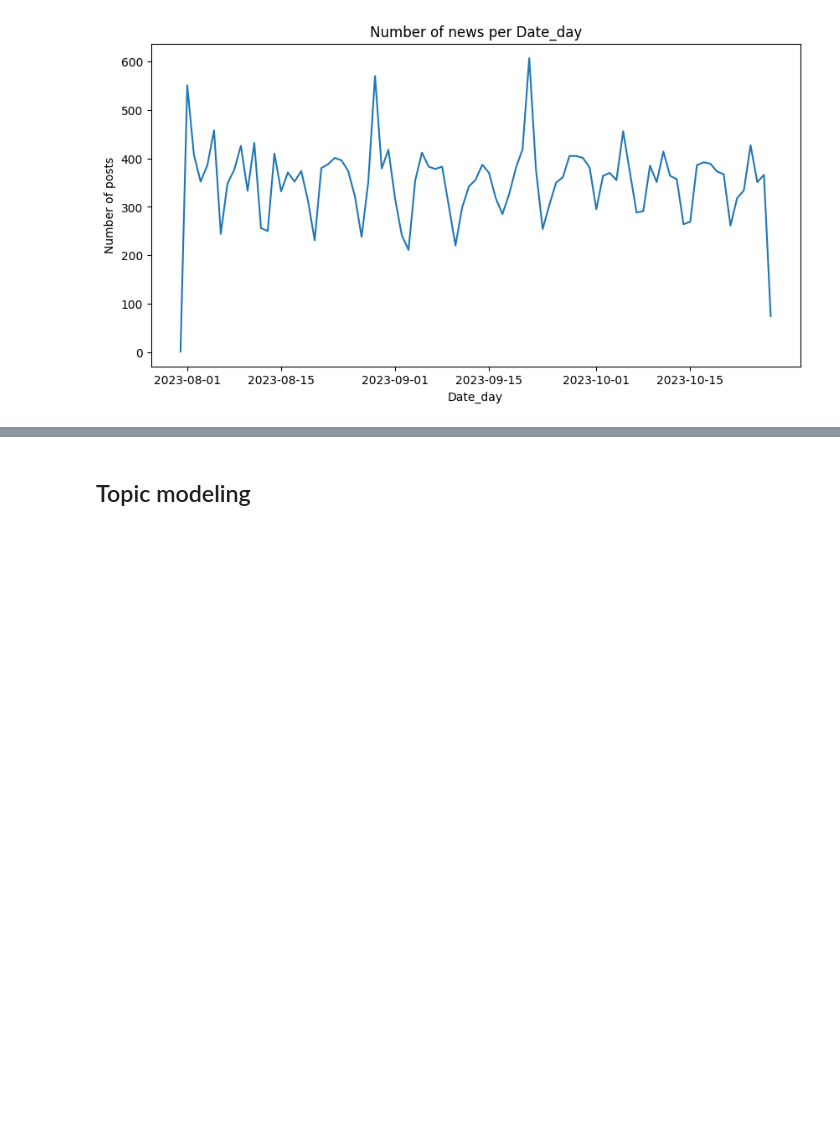
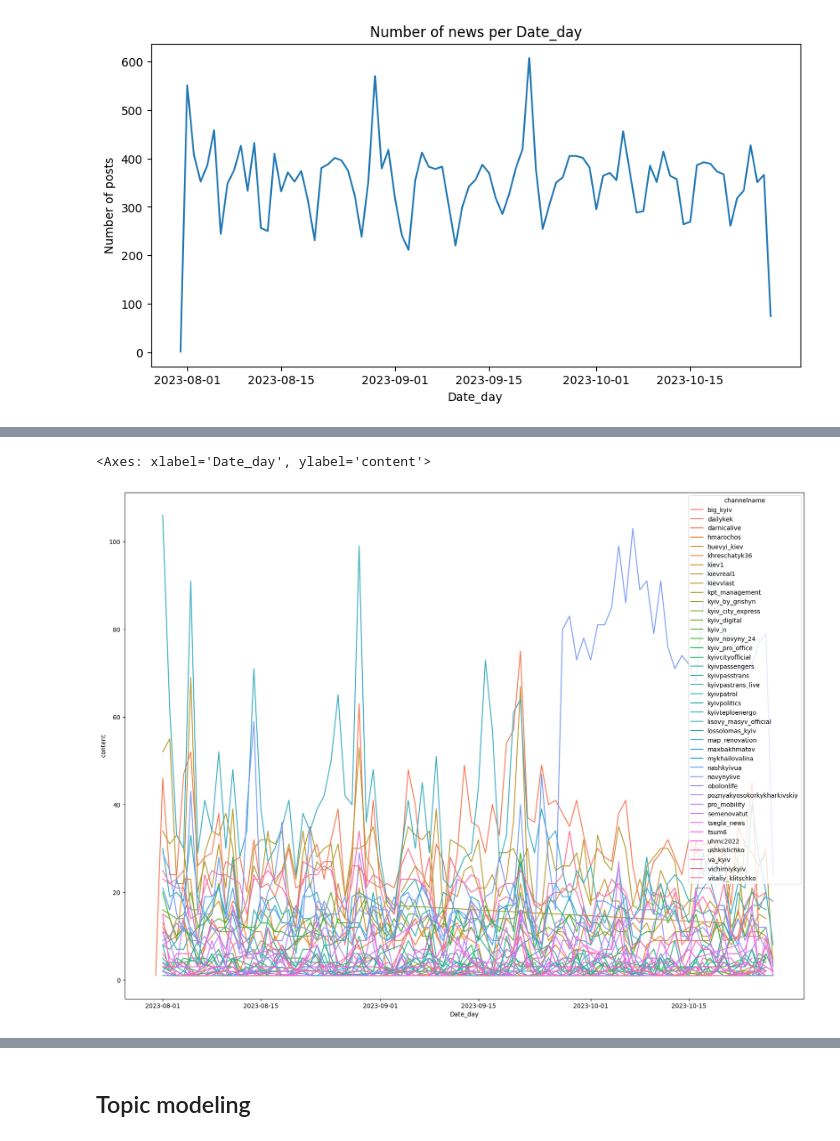
Before and after one commit to EvgeniyAzarov/iasa_nlp_homeworks, a Jupyter notebook: HW7_topics_modeling/hw7.ipynb, the cells around one changed output, grey strips where cells are left out. Saved outputs shown, nothing was run; the diff lists cells and outputs as text; code cells hidden in the pictures; blank space fills up the shorter version.

```diff
--- a/HW7_topics_modeling/hw7.ipynb
+++ b/HW7_topics_modeling/hw7.ipynb
@@ -204,3 +227,9 @@ plt.show()
+# %%
+plt.figure(figsize=(20, 15))
+sns.lineplot(data=df.groupby(["channelname", "Date_day"]).count(), x="Date_day", y="content", hue="channelname")
+# %% [output]
+<Axes: xlabel='Date_day', ylabel='content'>
+[figure, added]
 # %%
 df['Date_day_of_week'] = df['Date'].dt.day_of_week
 
```
Also changed, not shown: parts of 15 cells of this notebook.
